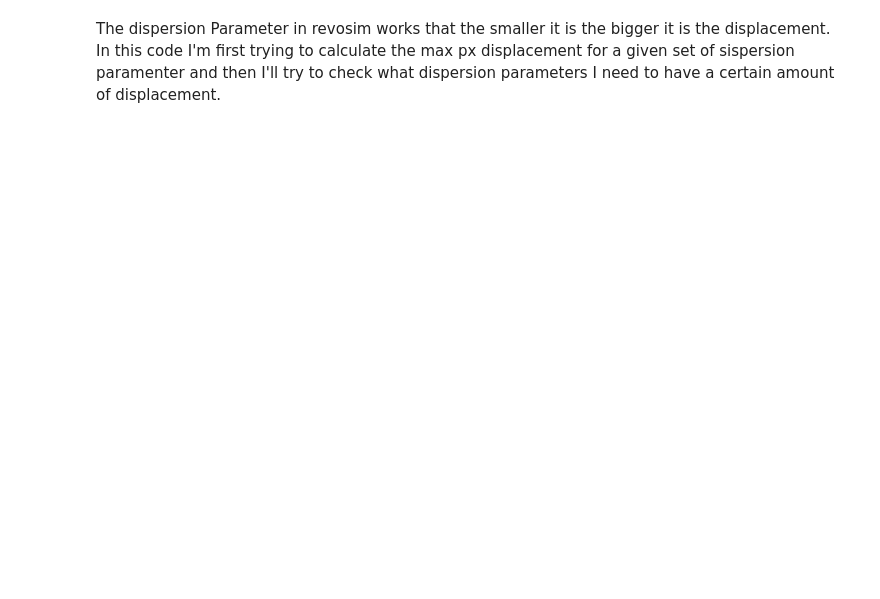
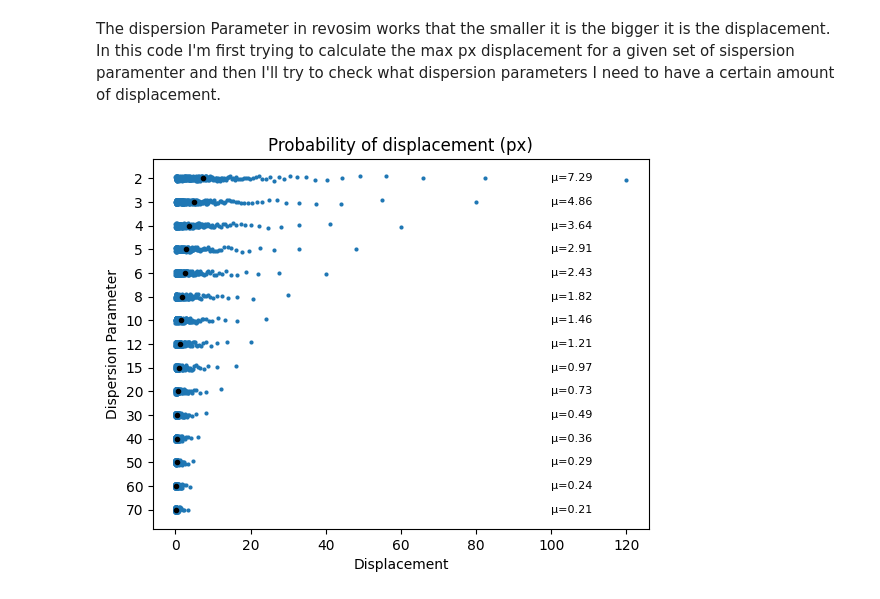
Before and after one commit to giuliabernardinieco/revosim-simulations, a Jupyter notebook: dpvalues.ipynb, the cells around one changed output. Saved outputs shown, nothing was run; the diff lists cells and outputs as text; code cells hidden in the pictures; blank space fills up the shorter version.

```diff
--- a/dpvalues.ipynb
+++ b/dpvalues.ipynb
@@ -13,6 +18,21 @@ b = list(range(256))  # All integers from 0 to 255
 a = list(range(361))  # All integers from 0 to 360
 
 #x = ( math.sqrt( ( 65536 ) / ( b + 1 ) ) - 16 ) * ( ( np.sin(a) ) / ( d ))
+# %%
+# empty list to store result of x
+results = []
+
+# loop over each combination of d, b, and a
+for di in d:
+    for bi in b:
+        # find the value of x
+        x = (math.sqrt((65536) / (bi + 1)) - 16) * (1/ di)
+
+        # Append the result to the list
+        results.append([di, bi, x])
+
+# Create a DataFrame to store the results
+df = pd.DataFrame(results, columns=['d', 'b', 'x'])
 # %%
 # empty list to store result of x
 results = []
@@ -22,7 +42,7 @@ for di in d:
     for bi in b:
         for ai in a:
             # find the value of x
-            x = (math.sqrt((65536) / (bi + 1)) - 16) * (np.sin(ai) / di)
+            x = (math.sqrt((65536) / (bi + 1)) - 16) * (np.sin(np.radians(ai))/ di)
 
             # Append the result to the list
             results.append([di, bi, ai, x])
@@ -49,0 +118,28 @@ max_min_x_rows.to_csv('dispersal-ranges.csv', index=False)
+# %%
+# Convert 'd' column to categorical data type
+df['d'] = df['d'].astype('str')
+
+# Create strip plot
+ax = sns.stripplot(data=df, x='x', y='d', jitter=True, size=3)
+
+# Add mean points
+disps = df['d'].unique()  # Get unique categories in sorted order
+
+for i, disp in enumerate(disps):
+    # Calculate median and mean
+    median_val = df[df['d'] == disp]['x'].median()
+    mean_val = df[df['d'] == disp]['x'].mean()
+    ax.plot(mean_val, i, 'o', color = "black", markersize=3, zorder=3)  # Plot mean point
+
+    # Annotate the mean value using the μ symbol
+    ax.text(mean_val + (100-mean_val), i, f'μ={mean_val:.2f}', verticalalignment='center', horizontalalignment='left', fontsize=8, color='black')
+
+# Add titles and labels
+plt.title('Probability of displacement (px)')
+plt.xlabel('Displacement')
+plt.ylabel('Dispersion Parameter')
+
+# Show the plot
+plt.show()
+# %% [output]
+[figure, added]
```
Also changed, not shown: parts of 11 cells of this notebook.
